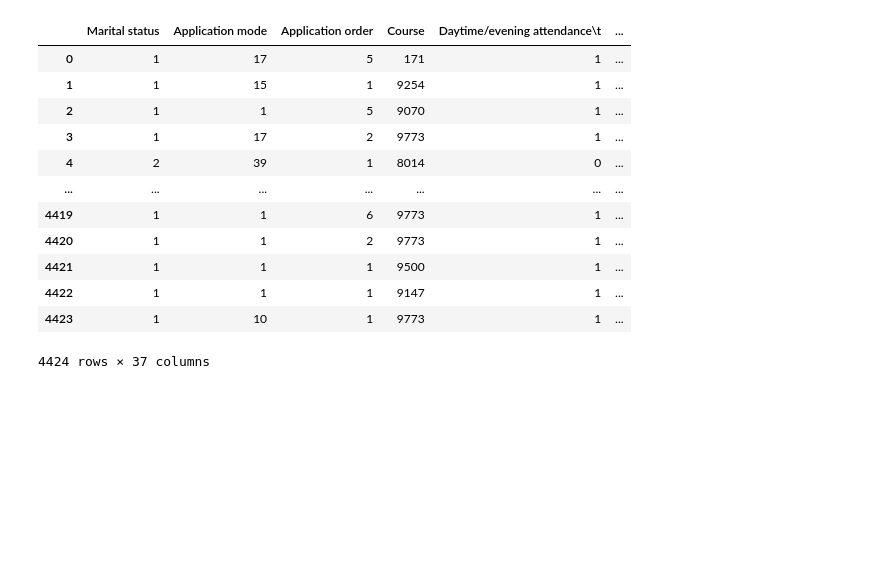
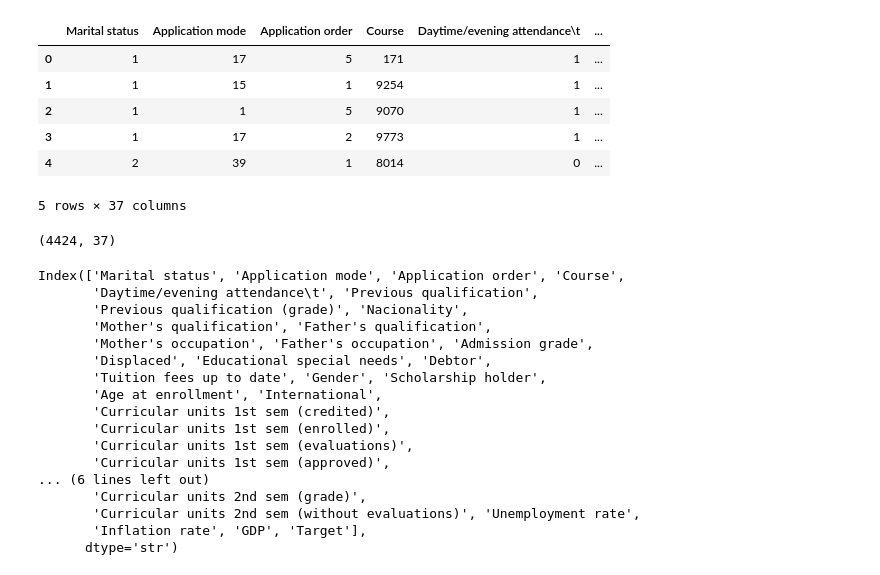
Before and after one commit to yashminparween/Internship_ybi_foundation, a Jupyter notebook: notebooks/data_understanding.ipynb, the cells around one changed output. Cells and saved outputs as stored; diff of their text form; code cells hidden in the pictures; blank space fills up the shorter version.

```diff
--- a/notebooks/data_understanding.ipynb
+++ b/notebooks/data_understanding.ipynb
@@ -2,18 +2,38 @@
 import pandas as pd
 import numpy as np
 # %%
-pd.read_csv("../data/data.csv",sep=";")
+df=pd.read_csv("../data/data.csv",sep=";")
-# %% [output]
-|  | Marital status | Application mode | Application order | Course | Daytime/evening attendance\t | ... |
-| 0 | 1 | 17 | 5 | 171 | 1 | ... |
-| 1 | 1 | 15 | 1 | 9254 | 1 | ... |
-| 2 | 1 | 1 | 5 | 9070 | 1 | ... |
-| 3 | 1 | 17 | 2 | 9773 | 1 | ... |
-| 4 | 2 | 39 | 1 | 8014 | 0 | ... |
-| ... | ... | ... | ... | ... | ... | ... |
-| 4419 | 1 | 1 | 6 | 9773 | 1 | ... |
-| 4420 | 1 | 1 | 2 | 9773 | 1 | ... |
-| 4421 | 1 | 1 | 1 | 9500 | 1 | ... |
-| 4422 | 1 | 1 | 1 | 9147 | 1 | ... |
-| 4423 | 1 | 10 | 1 | 9773 | 1 | ... |
-4424 rows × 37 columns
+# %%
+df.head()
+# %% [output]
+|  | Marital status | Application mode | Application order | Course | Daytime/evening attendance\t | ... |
+| 0 | 1 | 17 | 5 | 171 | 1 | ... |
+| 1 | 1 | 15 | 1 | 9254 | 1 | ... |
+| 2 | 1 | 1 | 5 | 9070 | 1 | ... |
+| 3 | 1 | 17 | 2 | 9773 | 1 | ... |
+| 4 | 2 | 39 | 1 | 8014 | 0 | ... |
+5 rows × 37 columns
+# %%
+df.shape
+# %% [output]
+(4424, 37)
+# %%
+df.columns
+# %% [output]
+Index(['Marital status', 'Application mode', 'Application order', 'Course',
+       'Daytime/evening attendance\t', 'Previous qualification',
+       'Previous qualification (grade)', 'Nacionality',
+       'Mother's qualification', 'Father's qualification',
+       'Mother's occupation', 'Father's occupation', 'Admission grade',
+       'Displaced', 'Educational special needs', 'Debtor',
+       'Tuition fees up to date', 'Gender', 'Scholarship holder',
+       'Age at enrollment', 'International',
+       'Curricular units 1st sem (credited)',
+       'Curricular units 1st sem (enrolled)',
+       'Curricular units 1st sem (evaluations)',
+       'Curricular units 1st sem (approved)',
+... (6 lines left out)
+       'Curricular units 2nd sem (grade)',
+       'Curricular units 2nd sem (without evaluations)', 'Unemployment rate',
+       'Inflation rate', 'GDP', 'Target'],
+      dtype='str')
```
Also changed, not shown: parts of 4 cells of this notebook.
